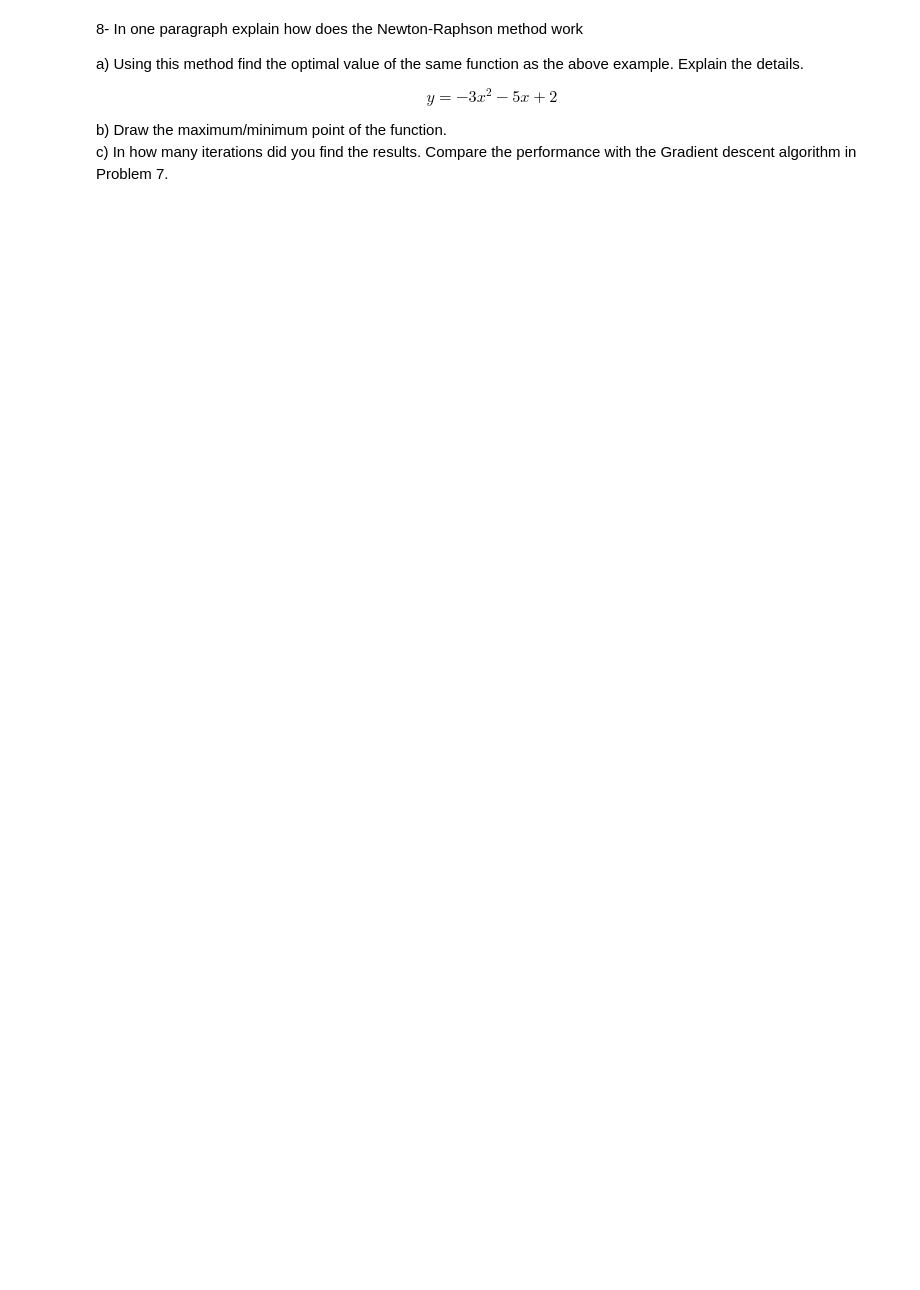
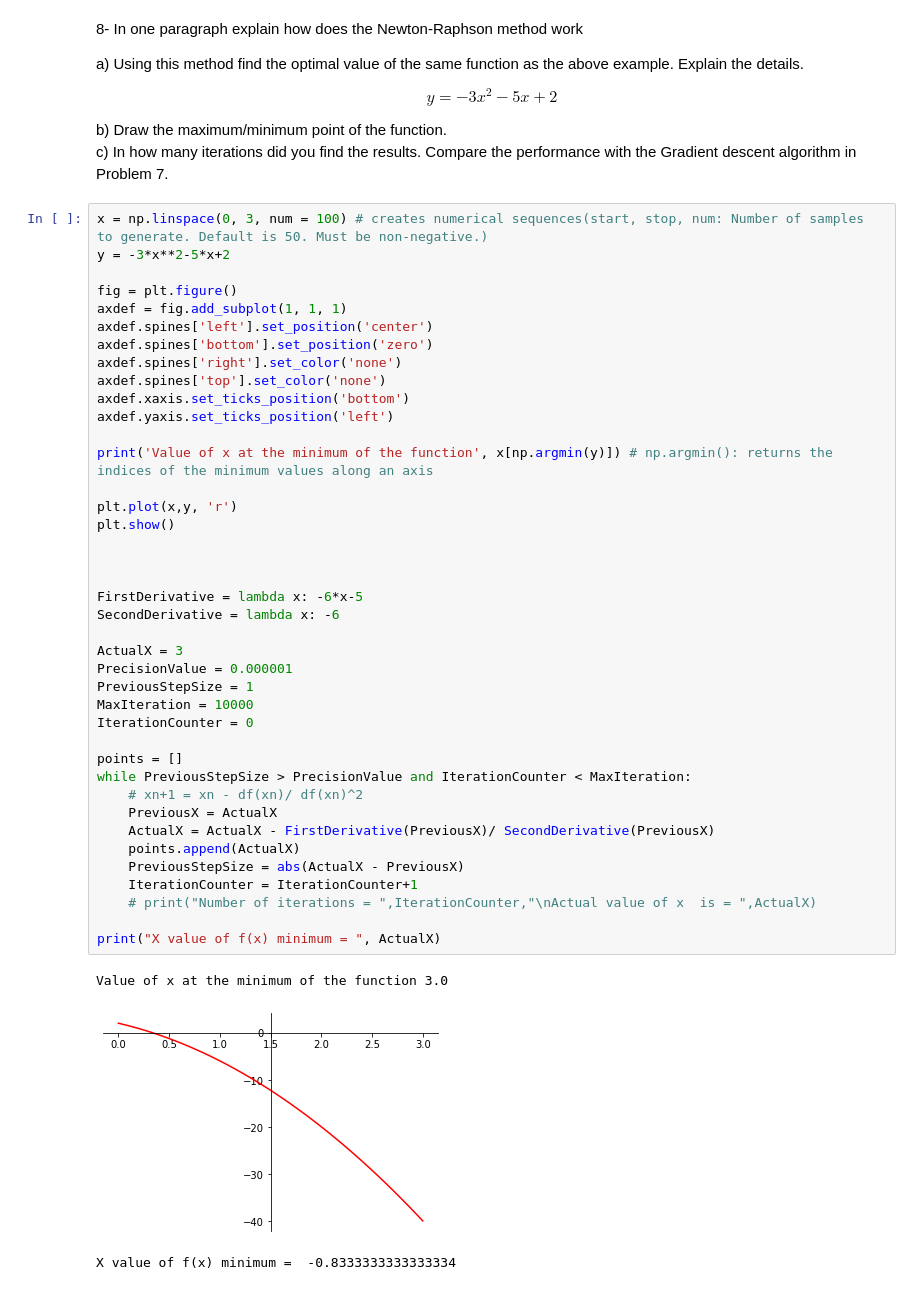
Before and after one commit to twyunting/CSC-632_Intro-to-Simulation-and-Modeling, a Jupyter notebook: homeworks/hw2/CSC-632 HW2_Coding_Yunting Chiu.ipynb, the cells around one changed output. Cells and saved outputs as stored; diff of their text form; blank space fills up the shorter version.

```diff
--- a/homeworks/hw2/CSC-632 HW2_Coding_Yunting Chiu.ipynb
+++ b/homeworks/hw2/CSC-632 HW2_Coding_Yunting Chiu.ipynb
@@ -808,3 +813,47 @@ $$𝑦 = −3𝑥^2 − 5𝑥 + 2$$
 b) Draw the maximum/minimum point of the function.\
 c) In how many iterations did you find the results. Compare the performance with the
 Gradient descent algorithm in Problem 7.
+# %%
+x = np.linspace(0, 3, num = 100) # creates numerical sequences(start, stop, num: Number of samples to generate. Default is 50. Must be non-negative.)
+y = -3*x**2-5*x+2
+
+fig = plt.figure()
+axdef = fig.add_subplot(1, 1, 1)
+axdef.spines['left'].set_position('center')
+axdef.spines['bottom'].set_position('zero')
+axdef.spines['right'].set_color('none')
+axdef.spines['top'].set_color('none')
+axdef.xaxis.set_ticks_position('bottom')
+axdef.yaxis.set_ticks_position('left')
+
+print('Value of x at the minimum of the function', x[np.argmin(y)]) # np.argmin(): returns the indices of the minimum values along an axis
+
+plt.plot(x,y, 'r')
+plt.show()
+
+
+
+FirstDerivative = lambda x: -6*x-5
+SecondDerivative = lambda x: -6
+
+ActualX = 3
+PrecisionValue = 0.000001
+PreviousStepSize = 1
+MaxIteration = 10000
+IterationCounter = 0
+
+points = []
+while PreviousStepSize > PrecisionValue and IterationCounter < MaxIteration:
+    # xn+1 = xn - df(xn)/ df(xn)^2
+    PreviousX = ActualX
+    ActualX = ActualX - FirstDerivative(PreviousX)/ SecondDerivative(PreviousX)
+    points.append(ActualX)
+    PreviousStepSize = abs(ActualX - PreviousX)
+    IterationCounter = IterationCounter+1
+    # print("Number of iterations = ",IterationCounter,"\nActual value of x  is = ",ActualX)
+
+print("X value of f(x) minimum = ", ActualX)
+# %% [output]
+Value of x at the minimum of the function 3.0
+[figure, added]
+X value of f(x) minimum =  -0.8333333333333334
```
Also changed, not shown: parts of 9 cells of this notebook.
